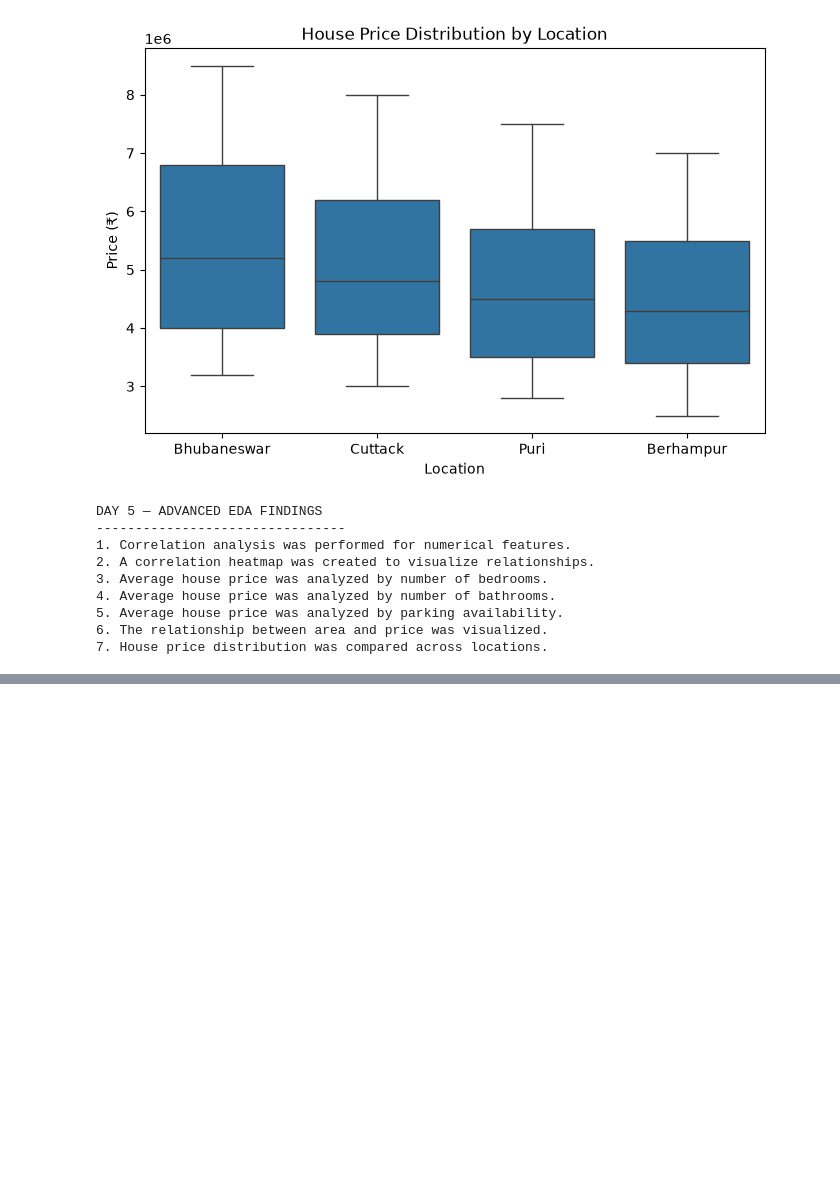
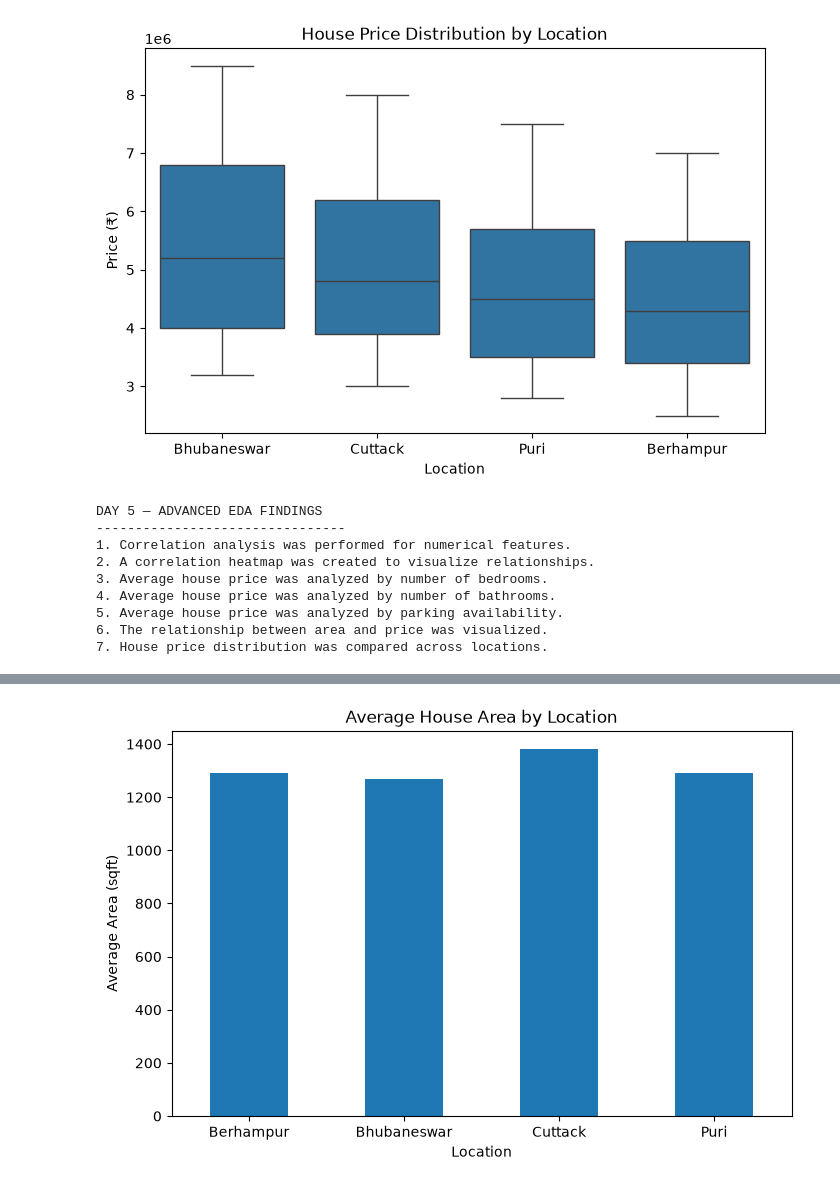
Before and after one commit to gyanaranjanj360-debug/Python-internship, a Jupyter notebook: notebook/house_price_analysis.ipynb, the cells around one changed output, grey strips where cells are left out. Drawn from its saved outputs; the diff is of its cells as text; code cells hidden in the pictures; blank space fills up the shorter version.

Commit message:
Complete deeper exploratory data analysis

```diff
--- a/notebook/house_price_analysis.ipynb
+++ b/notebook/house_price_analysis.ipynb
@@ -304,3 +304,11 @@ DAY 5 — ADVANCED EDA FINDINGS
 5. Average house price was analyzed by parking availability.
 6. The relationship between area and price was visualized.
 7. House price distribution was compared across locations.
+# %%
+import pandas as pd
+
+df = pd.read_csv("../data/cleaned_house_prices.csv")
+
+print("Dataset loaded!")
+print("Shape:", df.shape)
+print(df.head())
@@ -306,0 +359,5 @@ DAY 5 — ADVANCED EDA FINDINGS
+# %%
+average_area_by_location = df.groupby("location")["area_sqft"].mean()
+
+print("Average house area by location:")
+print(average_area_by_location)
@@ -306,0 +411,15 @@ DAY 5 — ADVANCED EDA FINDINGS
+# %%
+import matplotlib.pyplot as plt
+
+plt.figure(figsize=(8, 5))
+
+average_area_by_location.plot(kind="bar")
+
+plt.xlabel("Location")
+plt.ylabel("Average Area (sqft)")
+plt.title("Average House Area by Location")
+plt.xticks(rotation=0)
+
+plt.show()
+# %% [output]
+[figure, added]
```
Also changed, not shown: parts of 8 cells of this notebook.
